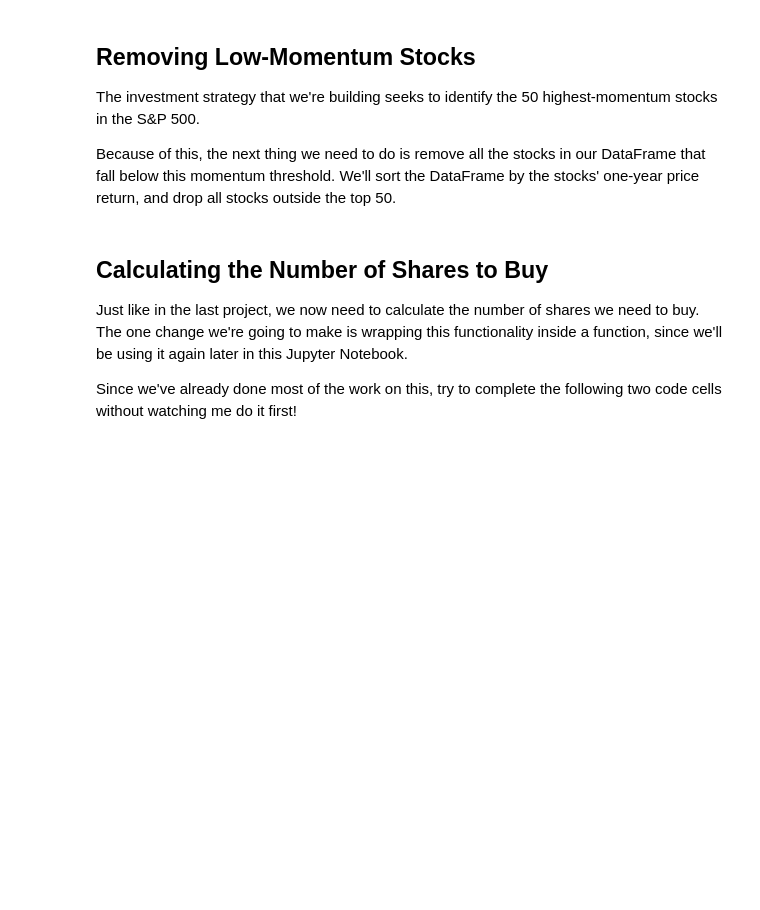
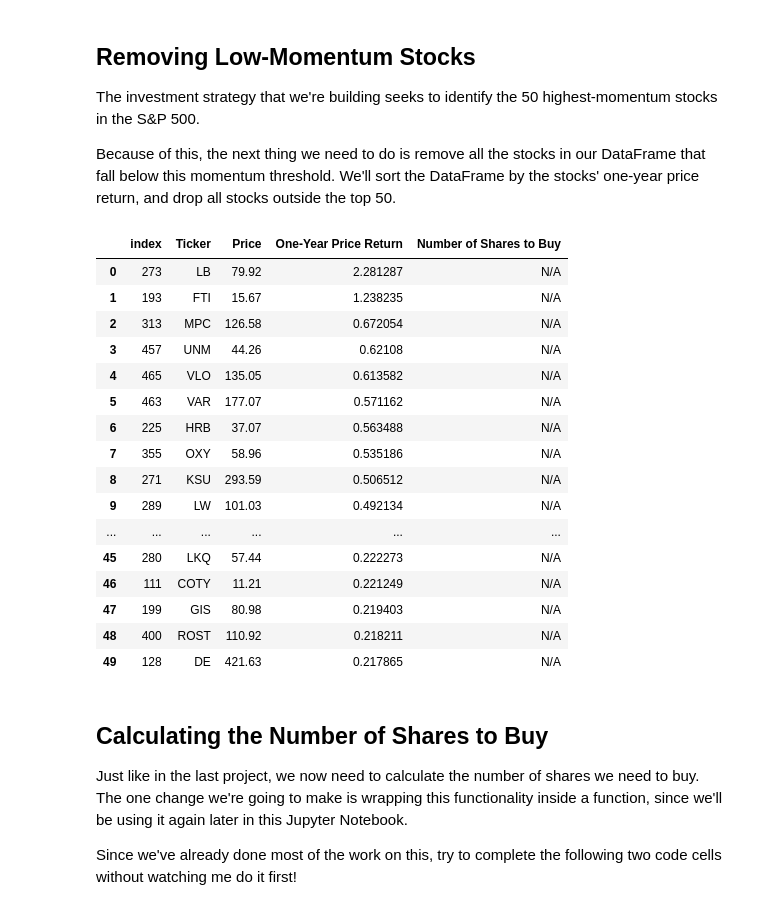
Before and after one commit to keduong33/AlgoTradingPractice, a Jupyter notebook: starter_files/002_quantitative_momentum_strategy.ipynb, the cells around one changed output. Cells and saved outputs as stored; diff of their text form; code cells hidden in the pictures; blank space fills up the shorter version.

```diff
--- a/starter_files/002_quantitative_momentum_strategy.ipynb
+++ b/starter_files/002_quantitative_momentum_strategy.ipynb
@@ -13,9 +20,17 @@ The first thing we need to do is import the open-source software libraries that
 ## Importing Our List of Stocks
 
 As before, we'll need to import our list of stocks and our API token before proceeding. Make sure the `.csv` file is still in your working directory and import it with the following command:
+# %%
+stocks = pd.read_csv("sp_500_stocks.csv")
+from my_secrets import IEX_CLOUD_API_TOKEN
 # %% [markdown]
 ## Making Our First API Call
 
 It's now time to make the first version of our momentum screener!
 
 We need to get one-year price returns for each stock in the universe. Here's how.
+# %%
+symbol = 'AAPL'
+api_url = f'https://cloud.iexapis.com/stable/stock/{symbol}/stats?token={IEX_CLOUD_API_TOKEN}'
+data = requests.get(api_url).json()
+print(data)
@@ -46,3 +67,14 @@ for i in range(0, len(symbol_groups)):
 my_columns = ['Ticker', 'Price', 'One-Year Price Return', 'Number of Shares to Buy']
 # %% [markdown]
 Now we need to create a blank DataFrame and add our data to the data frame one-by-one.
+# %%
+final_dataFrame = pd.DataFrame(columns=my_columns)
+for symbol_string in symbol_strings:
+    batch_api_call_url= f'https://cloud.iexapis.com/stable/stock/market/batch?symbols={symbol_string}&types=quote,stats&token={IEX_CLOUD_API_TOKEN}'
+    data = requests.get(batch_api_call_url).json()
+    for symbol in symbol_string.split(","):
+        year1Change = data[symbol]['stats']['year1ChangePercent']
+        price =  data[symbol]['quote']['latestPrice']
+        stock = pd.DataFrame([[symbol,price,year1Change,"N/A"]],columns=my_columns)
+        final_dataFrame = pd.concat([final_dataFrame,stock],ignore_index=True)
+final_dataFrame
@@ -52,6 +107,28 @@ Now we need to create a blank DataFrame and add our data to the data frame one-b
 The investment strategy that we're building seeks to identify the 50 highest-momentum stocks in the S&P 500.
 
 Because of this, the next thing we need to do is remove all the stocks in our DataFrame that fall below this momentum threshold. We'll sort the DataFrame by the stocks' one-year price return, and drop all stocks outside the top 50.
+# %%
+final_dataFrame.sort_values('One-Year Price Return', ascending=False, inplace=True)
+top50Stock = final_dataFrame[:50].reset_index()
+top50Stock
+# %% [output]
+|  | index | Ticker | Price | One-Year Price Return | Number of Shares to Buy |
+| 0 | 273 | LB | 79.92 | 2.281287 | N/A |
+| 1 | 193 | FTI | 15.67 | 1.238235 | N/A |
+| 2 | 313 | MPC | 126.58 | 0.672054 | N/A |
+| 3 | 457 | UNM | 44.26 | 0.62108 | N/A |
+| 4 | 465 | VLO | 135.05 | 0.613582 | N/A |
+| 5 | 463 | VAR | 177.07 | 0.571162 | N/A |
+| 6 | 225 | HRB | 37.07 | 0.563488 | N/A |
+| 7 | 355 | OXY | 58.96 | 0.535186 | N/A |
+| 8 | 271 | KSU | 293.59 | 0.506512 | N/A |
+| 9 | 289 | LW | 101.03 | 0.492134 | N/A |
+| ... | ... | ... | ... | ... | ... |
+| 45 | 280 | LKQ | 57.44 | 0.222273 | N/A |
+| 46 | 111 | COTY | 11.21 | 0.221249 | N/A |
+| 47 | 199 | GIS | 80.98 | 0.219403 | N/A |
+| 48 | 400 | ROST | 110.92 | 0.218211 | N/A |
+| 49 | 128 | DE | 421.63 | 0.217865 | N/A |
 # %% [markdown]
 ## Calculating the Number of Shares to Buy
 
```
Also changed, not shown: parts of 9 cells of this notebook, 5 other files.
